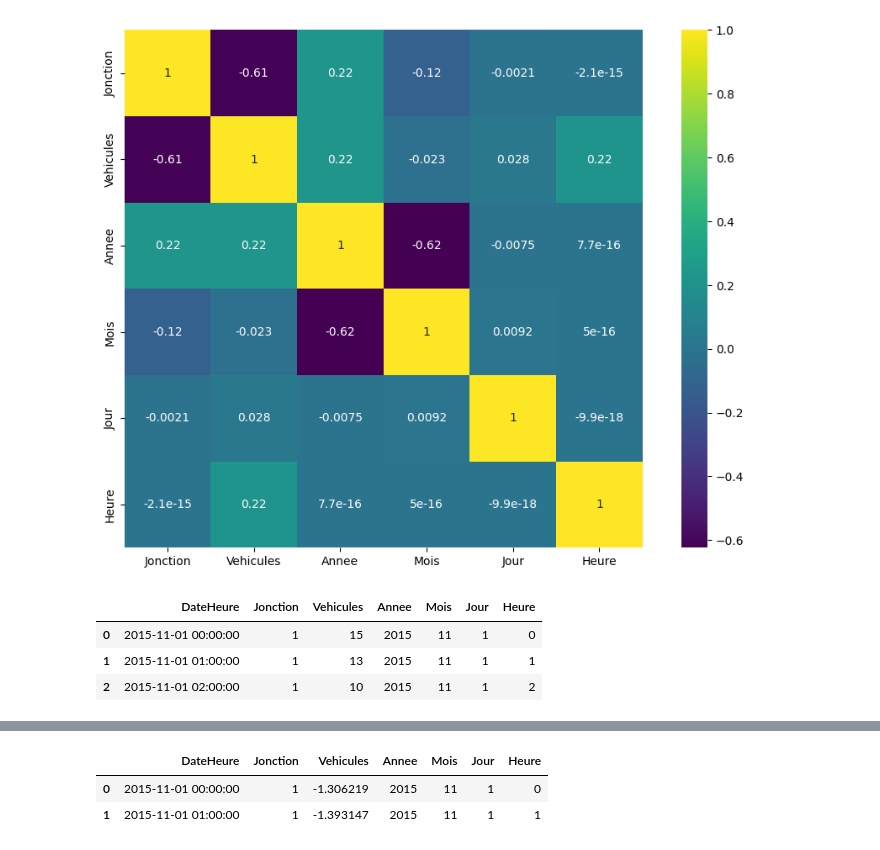
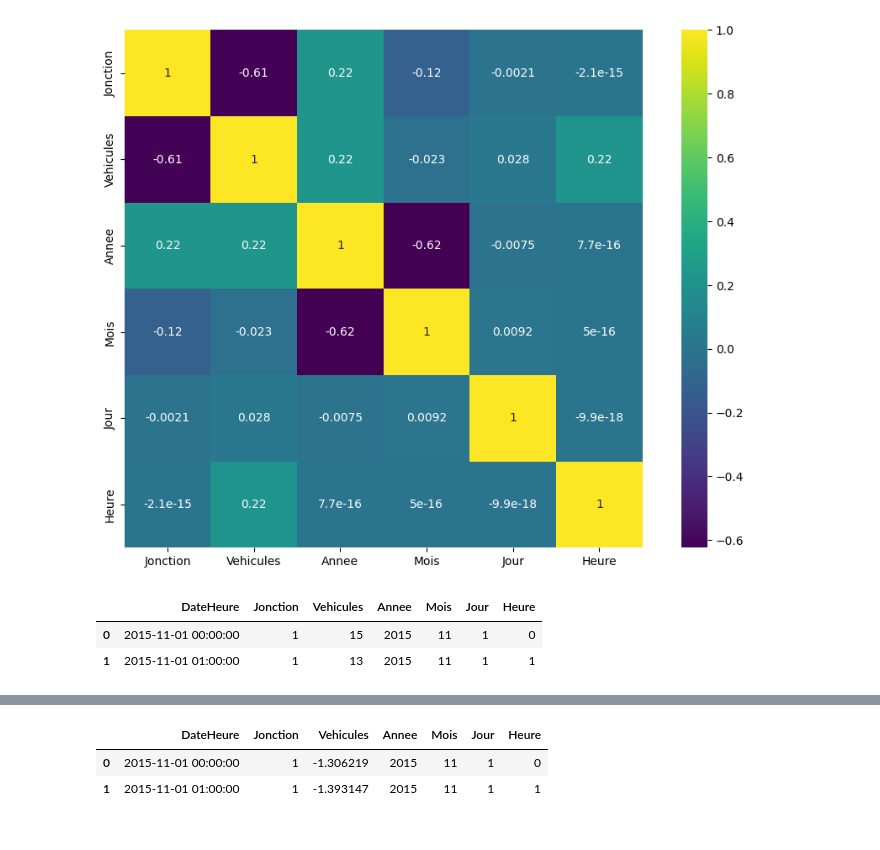
Before and after one commit to Katchoou/Estimation-du-traffic-routier---ATUT2025, a Jupyter notebook: notebook.ipynb, the cells around one changed output, grey strips where cells are left out. Cells and saved outputs as stored; diff of their text form; code cells hidden in the pictures.

```diff
--- a/notebook.ipynb
+++ b/notebook.ipynb
@@ -166,19 +171,18 @@ plt.show()
 # %%
 ### Transformations de nos données pour les rendre plus adaptées à l'apprentissage automatique
 # parce qu'il va falloire adapter les modeles pour chaque jonction
 
 # Donc nous allons premierement prendre le cas de la premiere jonction pour developper le modele et comme
 # c'est la meme procedure ca ne sea pas complique de le afire pour les autres jonctions
 
 type_jonction = 1
 
 traffic_current = traffic[traffic["Jonction"] == type_jonction]
-traffic_current.head(3)
+traffic_current.head(2)
 # %% [output]
 |  | DateHeure | Jonction | Vehicules | Annee | Mois | Jour | Heure |
 | 0 | 2015-11-01 00:00:00 | 1 | 15 | 2015 | 11 | 1 | 0 |
 | 1 | 2015-11-01 01:00:00 | 1 | 13 | 2015 | 11 | 1 | 1 |
-| 2 | 2015-11-01 02:00:00 | 1 | 10 | 2015 | 11 | 1 | 2 |
 # %%
 plt.figure(figsize=(10, 4))
 sns.lineplot(x="Jour", y="Vehicules", data=traffic_current)
```
Also changed, not shown: parts of 15 cells of this notebook.
